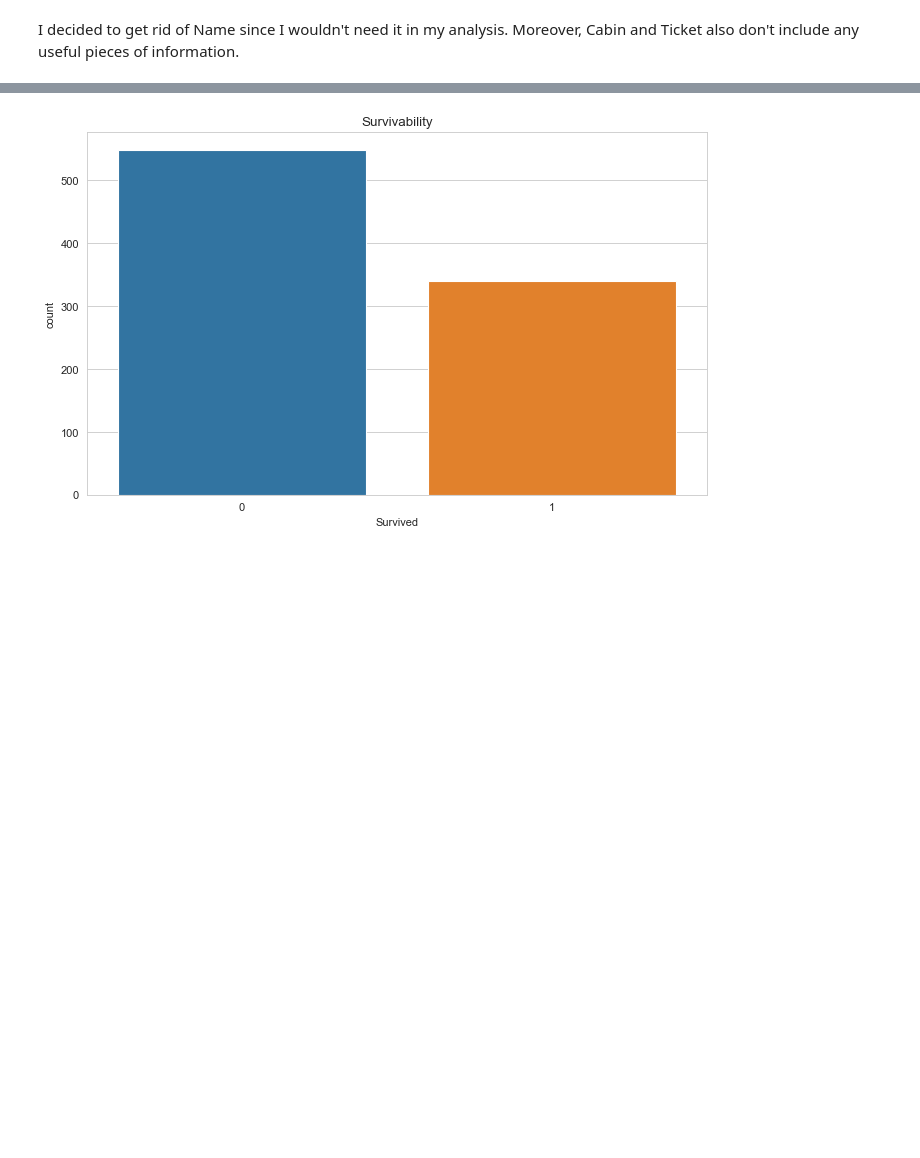
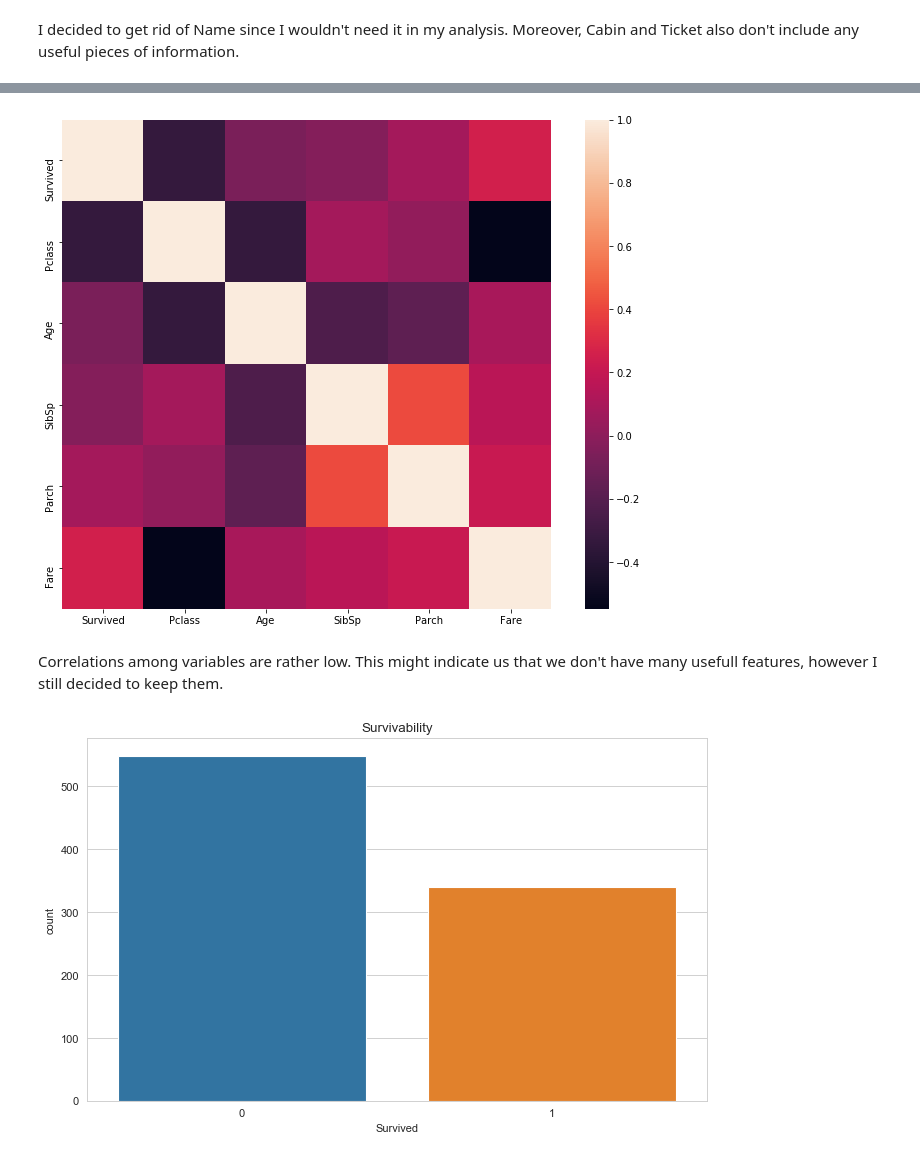
Before and after one commit to myxusera/Titanic, a Jupyter notebook: TitanicEDA.ipynb, the cells around one changed output, grey strips where cells are left out. Drawn from its saved outputs; the diff is of its cells as text; code cells hidden in the pictures; blank space fills up the shorter version.

```diff
--- a/TitanicEDA.ipynb
+++ b/TitanicEDA.ipynb
@@ -140,4 +159,14 @@ Embarked       False
 dtype: bool
+# %%
+# correlation
+corrmat = df.corr()
+f, ax = plt.subplots(figsize=(12, 9))
+sns.heatmap(corrmat, square=True)
+plt.show()
+# %% [output]
+[figure, added]
+# %% [markdown]
+Correlations among variables are rather low. This might indicate us that we don't have many usefull features, however I still decided to keep them.
 # %%
 plt.figure(figsize=(10, 6), dpi=80)
 sns.set_style("whitegrid")
```
Also changed, not shown: parts of 36 cells of this notebook.
